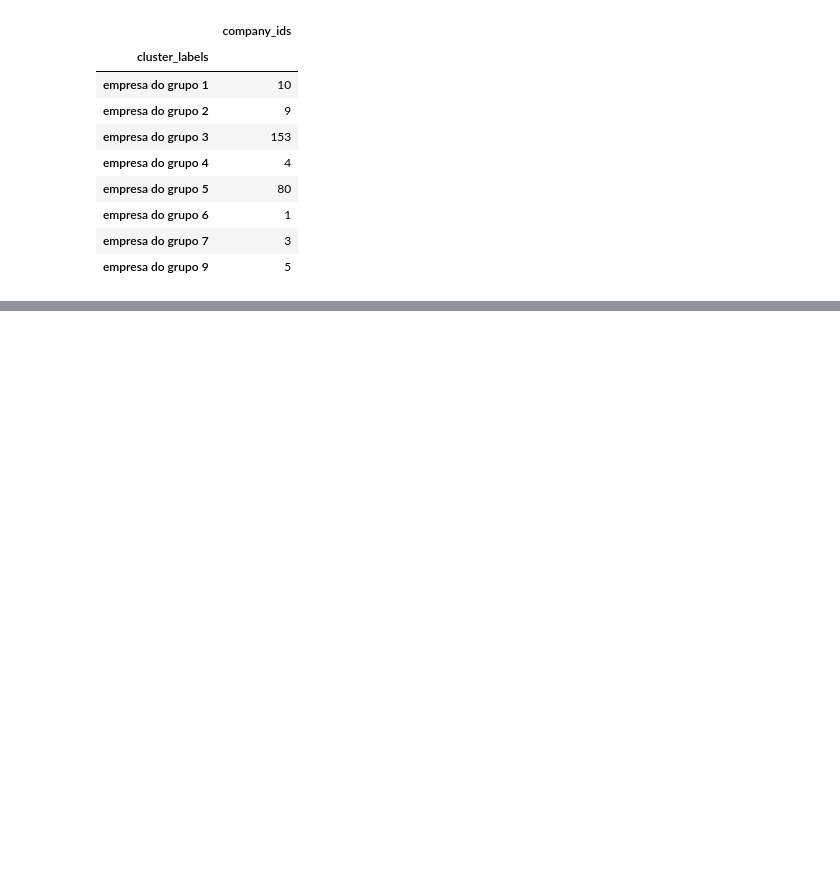
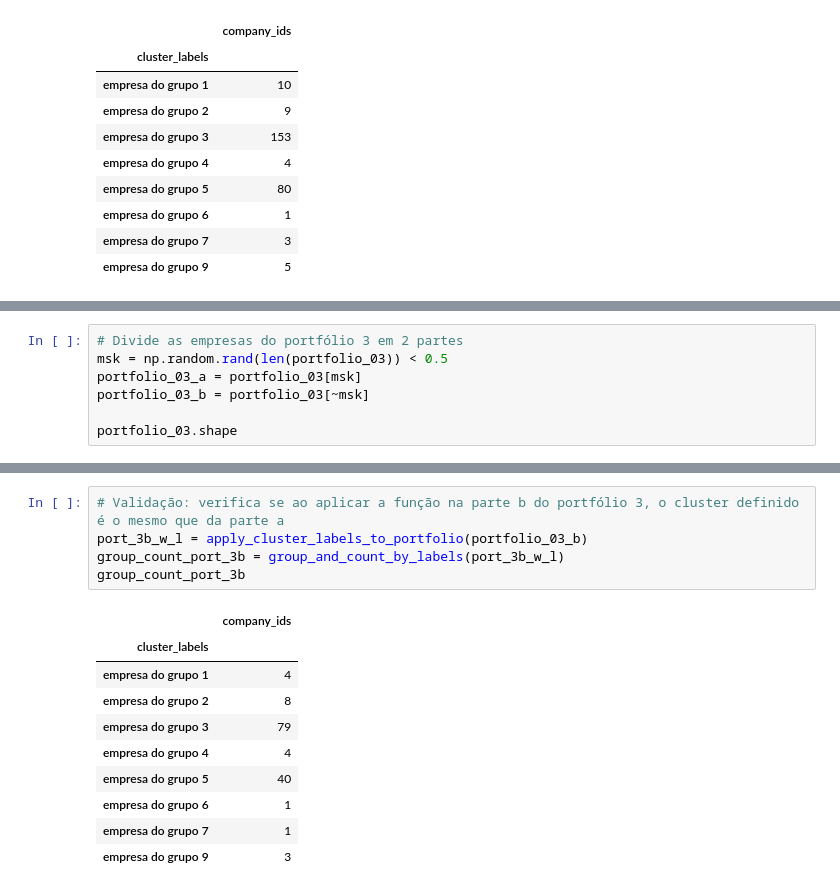
Before and after one commit to igmriegel/group-project-codenation, a Jupyter notebook: Leads_dos_clusters.ipynb, the cells around one changed output, grey strips where cells are left out. Drawn from its saved outputs; the diff is of its cells as text; blank space fills up the shorter version.

```diff
--- a/Leads_dos_clusters.ipynb
+++ b/Leads_dos_clusters.ipynb
@@ -108,0 +102,7 @@ group_count_port_3
+# %%
+# Divide as empresas do portfólio 3 em 2 partes
+msk = np.random.rand(len(portfolio_03)) < 0.5
+portfolio_03_a = portfolio_03[msk]
+portfolio_03_b = portfolio_03[~msk]
+
+portfolio_03.shape
@@ -108,0 +133,16 @@ group_count_port_3
+# %%
+# Validação: verifica se ao aplicar a função na parte b do portfólio 3, o cluster definido é o mesmo que da parte a
+port_3b_w_l = apply_cluster_labels_to_portfolio(portfolio_03_b)
+group_count_port_3b = group_and_count_by_labels(port_3b_w_l)
+group_count_port_3b
+# %% [output]
+|  | company_ids |
+| cluster_labels |  |
+| empresa do grupo 1 | 4 |
+| empresa do grupo 2 | 8 |
+| empresa do grupo 3 | 79 |
+| empresa do grupo 4 | 4 |
+| empresa do grupo 5 | 40 |
+| empresa do grupo 6 | 1 |
+| empresa do grupo 7 | 1 |
+| empresa do grupo 9 | 3 |
```
Also changed, not shown: parts of 17 cells of this notebook.
